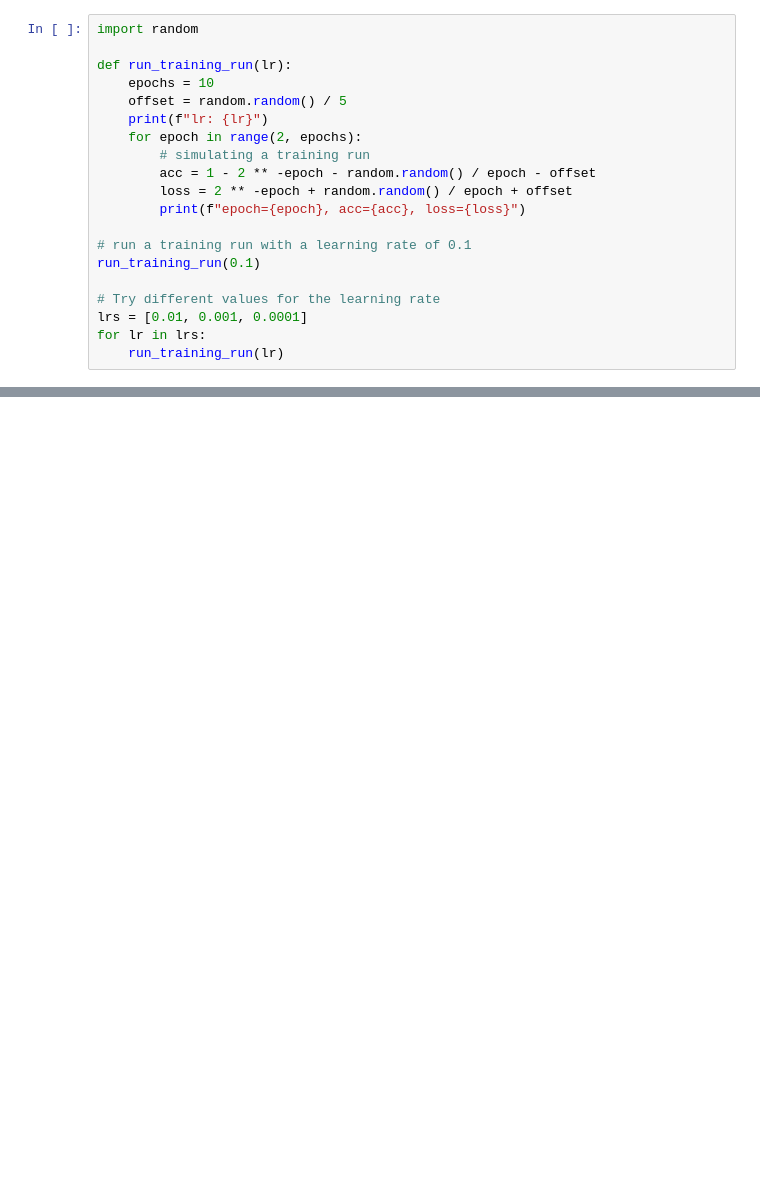
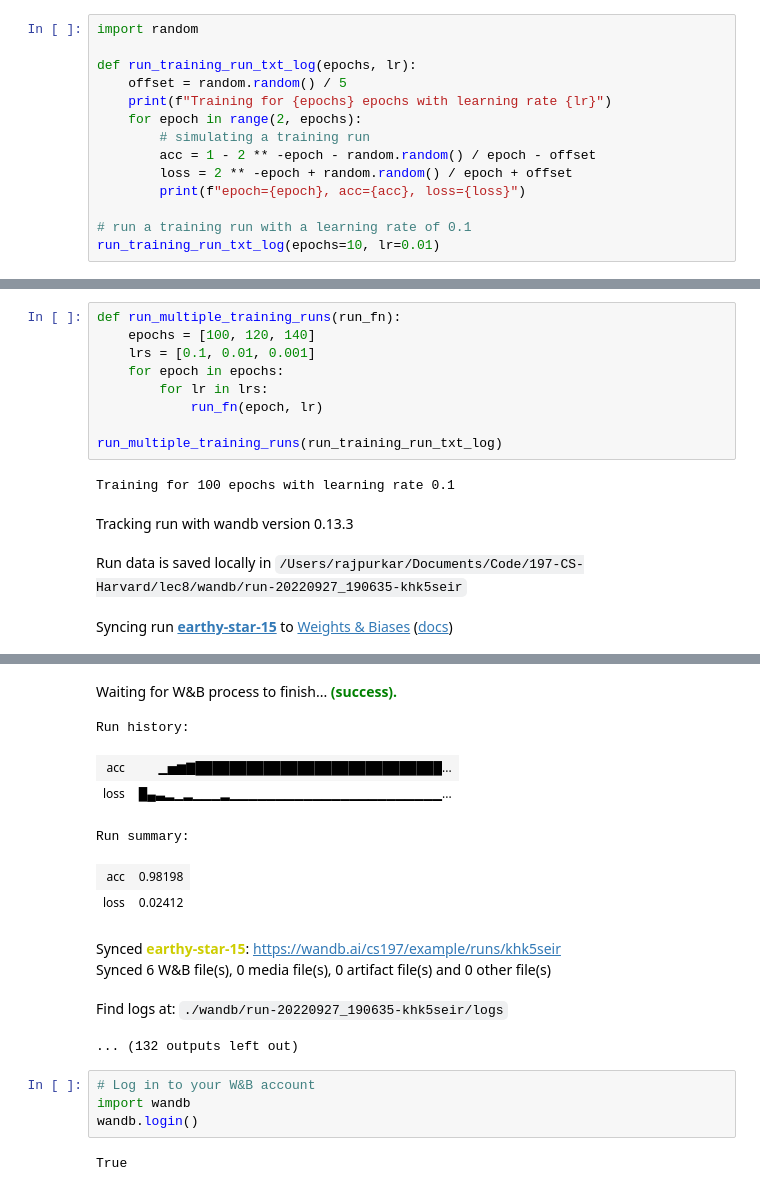
Before and after one commit to rajpurkar/lec8, a Jupyter notebook: example.ipynb, the cells around one changed output, grey strips where cells are left out. Cells and saved outputs as stored; diff of their text form; blank space fills up the shorter version.

Commit message:
Show use of wandb

```diff
--- a/example.ipynb
+++ b/example.ipynb
@@ -1,10 +1,9 @@
 # %%
 import random
 
-def run_training_run(lr):
-    epochs = 10
+def run_training_run_txt_log(epochs, lr):
     offset = random.random() / 5
-    print(f"lr: {lr}")
+    print(f"Training for {epochs} epochs with learning rate {lr}")
     for epoch in range(2, epochs):
         # simulating a training run
         acc = 1 - 2 ** -epoch - random.random() / epoch - offset
@@ -12,10 +11,5 @@ def run_training_run(lr):
         print(f"epoch={epoch}, acc={acc}, loss={loss}")
 
 # run a training run with a learning rate of 0.1
-run_training_run(0.1)
-
-# Try different values for the learning rate
-lrs = [0.01, 0.001, 0.0001]
-for lr in lrs:
-    run_training_run(lr)
+run_training_run_txt_log(epochs=10, lr=0.01)
 # %% [output]
@@ -38,0 +25,14 @@ epoch=9, acc=0.9242636200918029, loss=0.04489932710985012
+# %%
+def run_multiple_training_runs(run_fn):
+    epochs = [100, 120, 140]
+    lrs = [0.1, 0.01, 0.001]
+    for epoch in epochs:
+        for lr in lrs:
+            run_fn(epoch, lr)
+
+run_multiple_training_runs(run_training_run_txt_log)
+# %% [output]
+Training for 100 epochs with learning rate 0.1
+Tracking run with wandb version 0.13.3
+Run data is saved locally in /Users/rajpurkar/Documents/Code/197-CS-Harvard/lec8/wandb/run-20220927_190635-khk5seir
+Syncing run earthy-star-15 to Weights & Biases (docs)
@@ -38,0 +56,17 @@ epoch=9, acc=0.9242636200918029, loss=0.04489932710985012
+Waiting for W&B process to finish... (success).
+Run history:
+| acc | ▁▅▆▇█████████████████████████████... |
+| loss | █▄▃▂▁▂▁▁▁▂▁▁▁▁▁▁▁▁▁▁▁▁▁▁▁▁▁▁▁▁▁▁▁... |
+Run summary:
+| acc | 0.98198 |
+| loss | 0.02412 |
+Synced earthy-star-15: https://wandb.ai/cs197/example/runs/khk5seir
+Synced 6 W&B file(s), 0 media file(s), 0 artifact file(s) and 0 other file(s)
+Find logs at: ./wandb/run-20220927_190635-khk5seir/logs
+... (132 outputs left out)
+# %%
+# Log in to your W&B account
+import wandb
+wandb.login()
+# %% [output]
+True
```
Also changed, not shown: parts of 6 cells of this notebook.
